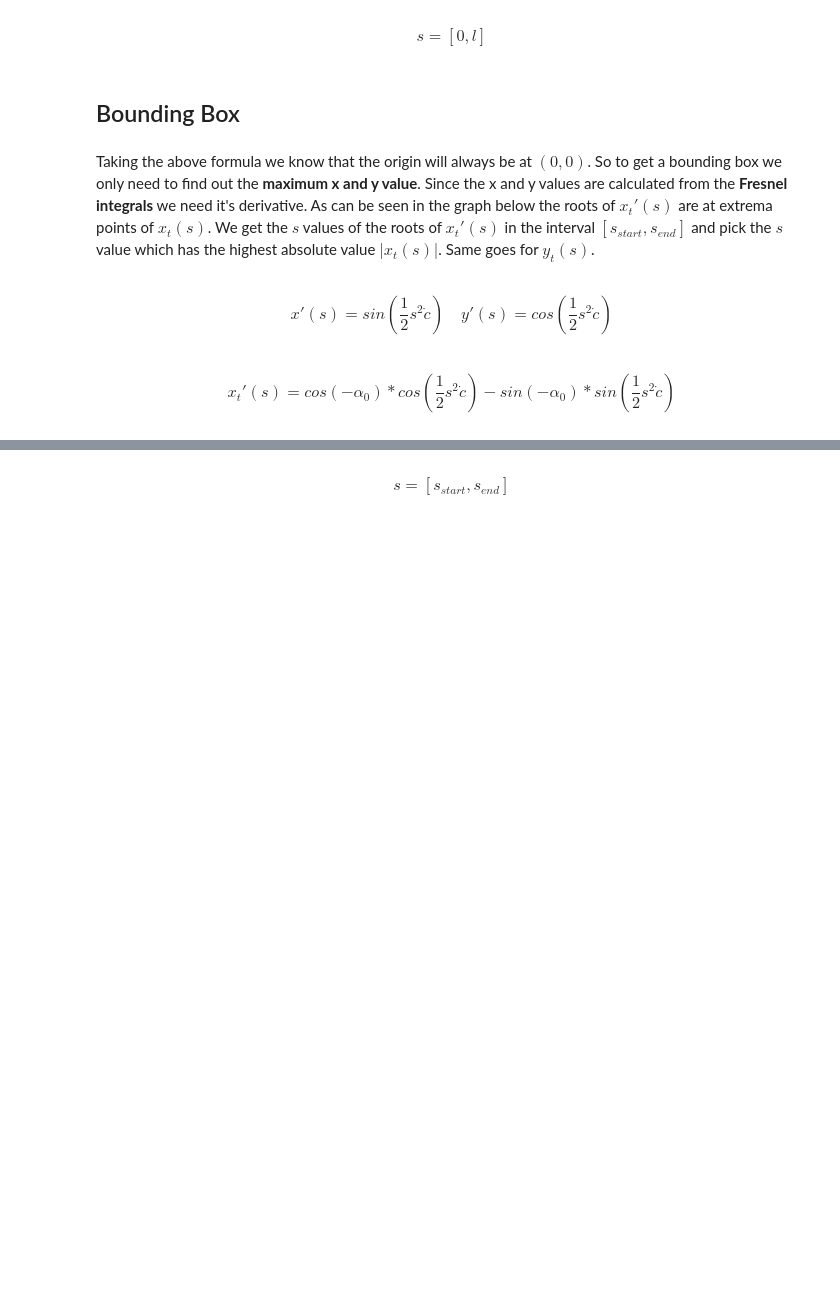
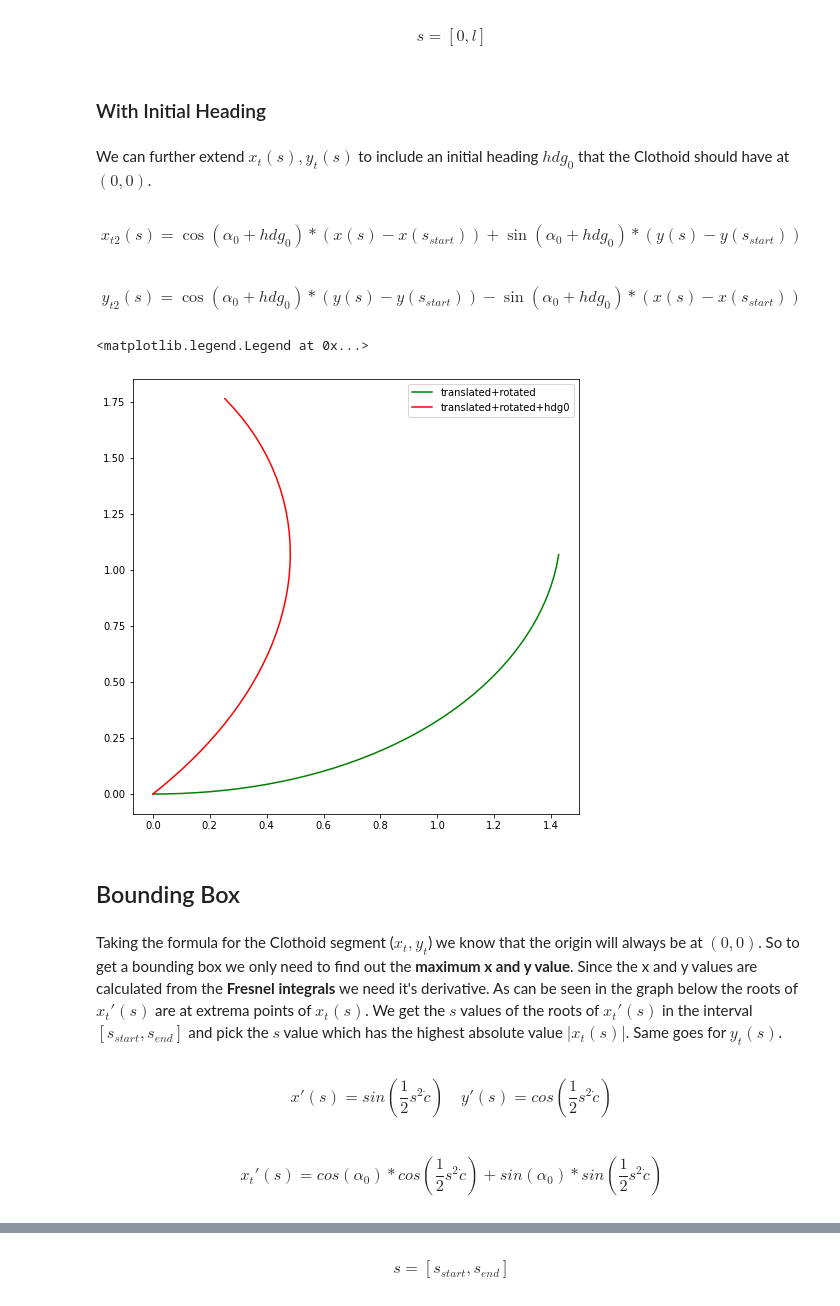
Before and after one commit to pageldev/ClothoidExploration, a Jupyter notebook: ClothoidExploration.ipynb, the cells around one changed output, grey strips where cells are left out. Drawn from its saved outputs; the diff is of its cells as text; code cells hidden in the pictures; blank space fills up the shorter version.

```diff
--- a/ClothoidExploration.ipynb
+++ b/ClothoidExploration.ipynb
@@ -136,8 +140,8 @@ f_x = lambda s : a * (sc.fresnel([s/a])[1][0])
 f_y = lambda s : a * (sc.fresnel([s/a])[0][0])
 plt.plot([f_x(s_start)], [f_y(s_start)], 'bo', label="(x_start, y_start)")
 
-f_x_t = lambda s, a0 : np.cos(-a0)*(f_x(s)-f_x(s_start)) - (np.sin(-a0) * (f_y(s)-f_y(s_start)))
-f_y_t = lambda s, a0 : np.sin(-a0)*(f_x(s)-f_x(s_start)) + (np.cos(-a0) * (f_y(s)-f_y(s_start)))
+f_x_t = lambda s, a0 : np.cos(a0)*(f_x(s)-f_x(s_start)) + np.sin(a0)*(f_y(s)-f_y(s_start))
+f_y_t = lambda s, a0 : np.cos(a0)*(f_y(s)-f_y(s_start)) - np.sin(a0)*(f_x(s)-f_x(s_start))
 plt.plot([f_x_t(s, 0.0) for s in s_vals], [f_y_t(s, 0.0) for s in s_vals], 'b:', label="translated")
 alpha_0 = 0.5*s_start*s_start*c_dot
 plt.plot([f_x_t(s, alpha_0) for s in s_vals], [f_y_t(s, alpha_0) for s in s_vals], 'g:', label="translated+rotated")
@@ -160,17 +164,41 @@ y_{t}(s) = (\sin(-\alpha_0) * (x(s_{start}+s)-x(s_{start})) + (\cos(-\alpha_0) *
 \begin{equation*}
 s = [0, l]
 \end{equation*}
+# %% [markdown]
+### With Initial Heading
+# %% [markdown]
+We can further extend $x_{t}(s), y_{t}(s)$ to include an initial heading $hdg_{0}$ that the Clothoid should have at $(0,0)$.
+# %% [markdown]
+\begin{equation*}
+x_{t2}(s) = \cos(\alpha_0+hdg_{0}) * (x(s)-x(s_{start})) + \sin(\alpha_0+hdg_{0}) * (y(s)-y(s_{start}))
+\end{equation*}
+# %% [markdown]
+\begin{equation*}
+y_{t2}(s) = \cos(\alpha_0+hdg_{0}) * (y(s)-y(s_{start})) - \sin(\alpha_0+hdg_{0}) * (x(s)-x(s_{start}))
+\end{equation*}
+# %%
+plt.plot([f_x_t(s, alpha_0) for s in s_vals], [f_y_t(s, alpha_0) for s in s_vals], 'g-', label="translated+rotated")
+
+hdg0 = -0.25*np.pi
+f_x_t_2 = lambda s, a0, hdg0 : np.cos(a0+hdg0)*(f_x(s)-f_x(s_start)) + np.sin(a0+hdg0) * (f_y(s)-f_y(s_start))
+f_y_t_2 = lambda s, a0, hdg0 : np.cos(a0+hdg0) * (f_y(s)-f_y(s_start)) - np.sin(a0+hdg0)*(f_x(s)-f_x(s_start))
+plt.plot([f_x_t_2(s, alpha_0, hdg0) for s in s_vals], [f_y_t_2(s, alpha_0, hdg0) for s in s_vals], 'r-', label="translated+rotated+hdg0")
+
+plt.legend(loc="upper right")
+# %% [output]
+<matplotlib.legend.Legend at 0x...>
+[figure, added]
 # %% [markdown]
 ## Bounding Box
 # %% [markdown]
-Taking the above formula we know that the origin will always be at $(0,0)$. So to get a bounding box we only need to find out the **maximum x and y value**. Since the x and y values are calculated from the **Fresnel integrals** we need it's derivative. As can be seen in the graph below the roots of $x_{t}'(s)$ are at extrema points of $x_{t}(s)$. We get the $s$ values of the roots of $x_{t}'(s)$ in the interval $[s_{start}, s_{end}]$ and pick the $s$ value which has the highest absolute value $|x_{t}(s)|$. Same goes for $y_{t}(s)$.
+Taking the formula for the Clothoid segment ($x_{t}, y_{t}$) we know that the origin will always be at $(0,0)$. So to get a bounding box we only need to find out the **maximum x and y value**. Since the x and y values are calculated from the **Fresnel integrals** we need it's derivative. As can be seen in the graph below the roots of $x_{t}'(s)$ are at extrema points of $x_{t}(s)$. We get the $s$ values of the roots of $x_{t}'(s)$ in the interval $[s_{start}, s_{end}]$ and pick the $s$ value which has the highest absolute value $|x_{t}(s)|$. Same goes for $y_{t}(s)$.
 # %% [markdown]
 \begin{equation*}
 x'(s) = sin(\frac{1}{2} s^2 \dot c) \quad y'(s) = cos(\frac{1}{2} s^2 \dot c)
 \end{equation*}
 # %% [markdown]
 \begin{equation*}
-x_{t}'(s) = cos(-\alpha_{0})*cos(\frac{1}{2} s^2 \dot c) - sin(-\alpha_{0})*sin(\frac{1}{2} s^2 \dot c)
+x_{t}'(s) = cos(\alpha_{0})*cos(\frac{1}{2} s^2 \dot c) + sin(\alpha_{0})*sin(\frac{1}{2} s^2 \dot c)
 \end{equation*}
 # %% [markdown]
 \begin{equation*}
```
Also changed, not shown: parts of 23 cells of this notebook.
